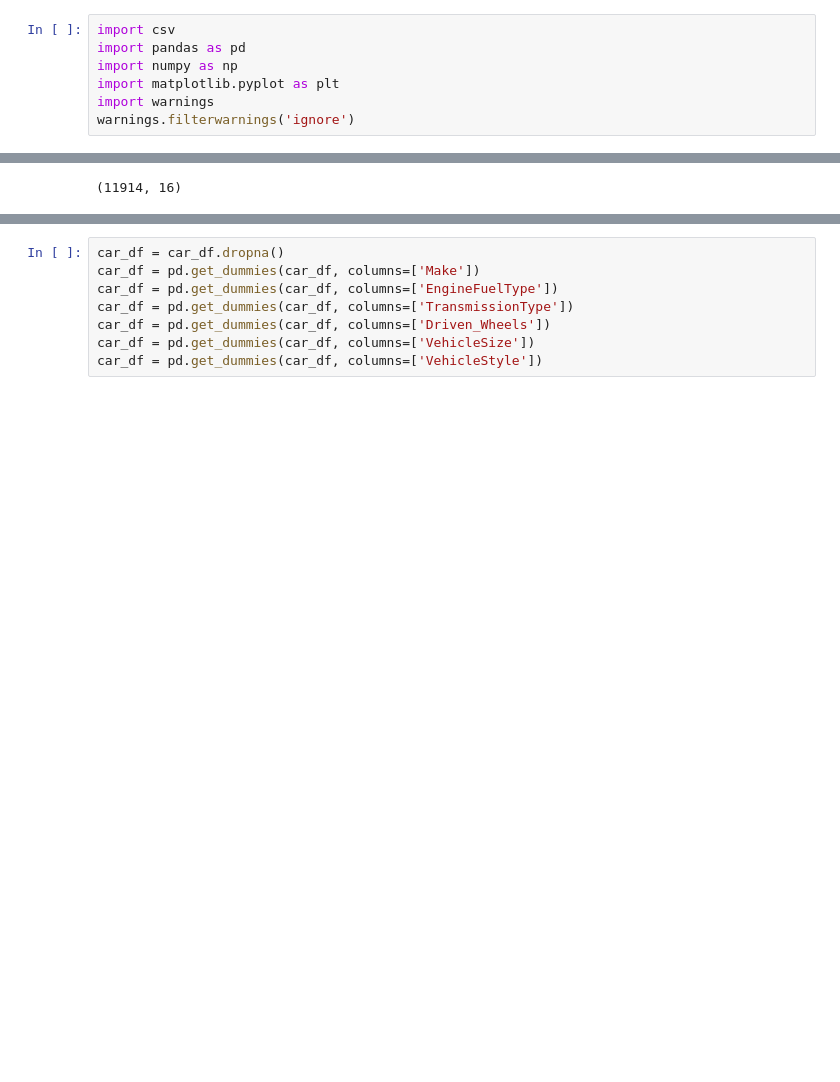
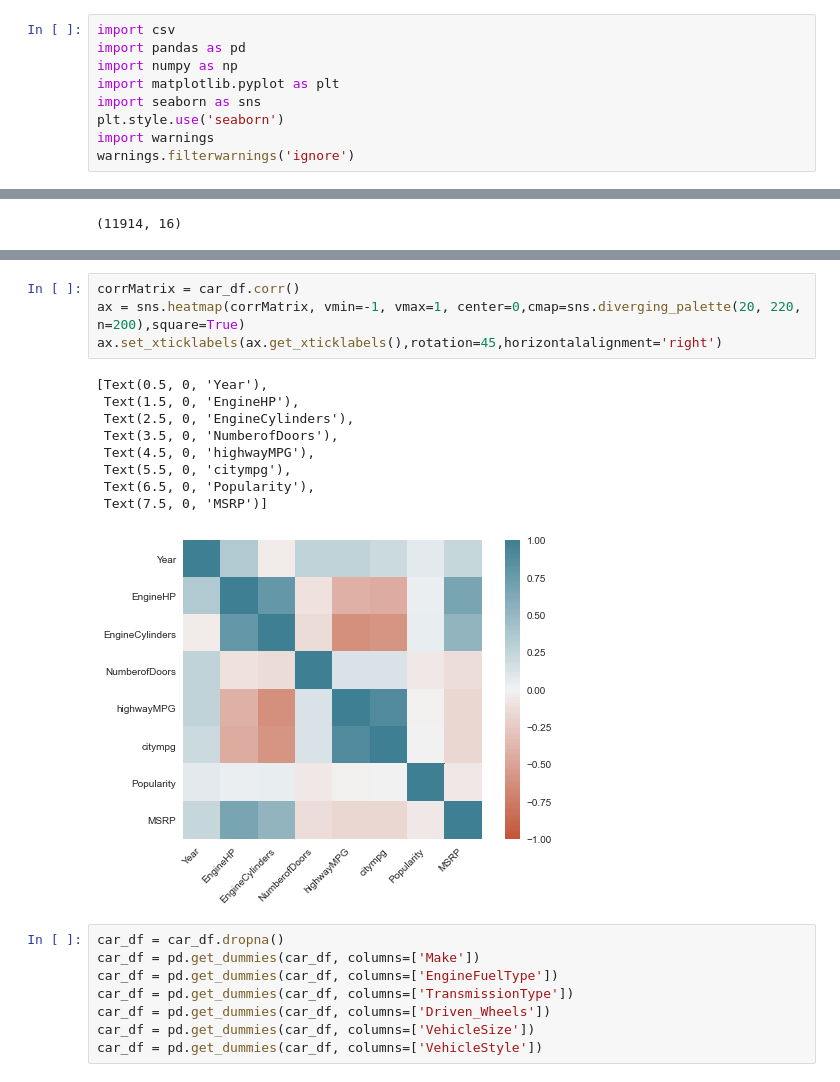
Before and after one commit to eaarda/Used_Car_Price_Prediction, a Jupyter notebook: ann.ipynb, the cells around one changed output, grey strips where cells are left out. Saved outputs shown, nothing was run; the diff lists cells and outputs as text; blank space fills up the shorter version.

```diff
--- a/ann.ipynb
+++ b/ann.ipynb
@@ -3,6 +5,8 @@ import csv
 import pandas as pd
 import numpy as np
 import matplotlib.pyplot as plt
+import seaborn as sns
+plt.style.use('seaborn')
 import warnings
 warnings.filterwarnings('ignore')
 # %%
@@ -14,3 +38,17 @@ car_df.shape
+# %%
+corrMatrix = car_df.corr()
+ax = sns.heatmap(corrMatrix, vmin=-1, vmax=1, center=0,cmap=sns.diverging_palette(20, 220, n=200),square=True)
+ax.set_xticklabels(ax.get_xticklabels(),rotation=45,horizontalalignment='right')
+# %% [output]
+[Text(0.5, 0, 'Year'),
+ Text(1.5, 0, 'EngineHP'),
+ Text(2.5, 0, 'EngineCylinders'),
+ Text(3.5, 0, 'NumberofDoors'),
+ Text(4.5, 0, 'highwayMPG'),
+ Text(5.5, 0, 'citympg'),
+ Text(6.5, 0, 'Popularity'),
+ Text(7.5, 0, 'MSRP')]
+[figure, added]
 # %%
 car_df = car_df.dropna()
 car_df = pd.get_dummies(car_df, columns=['Make'])
```
Also changed, not shown: parts of 21 cells of this notebook, 8 other files.
